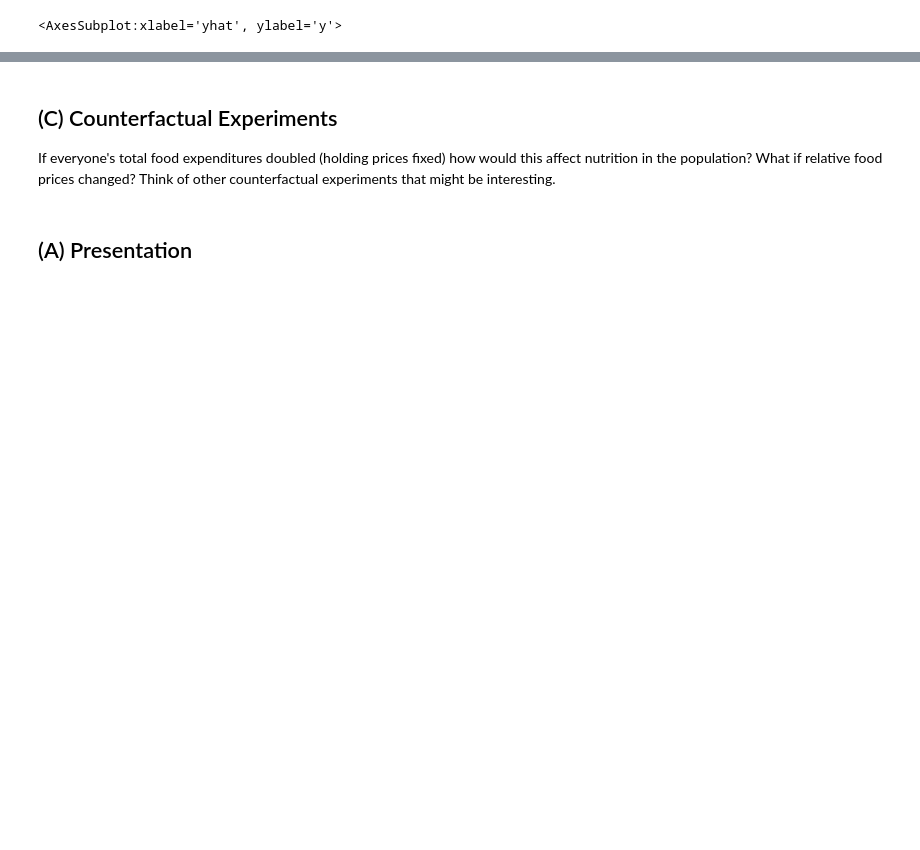
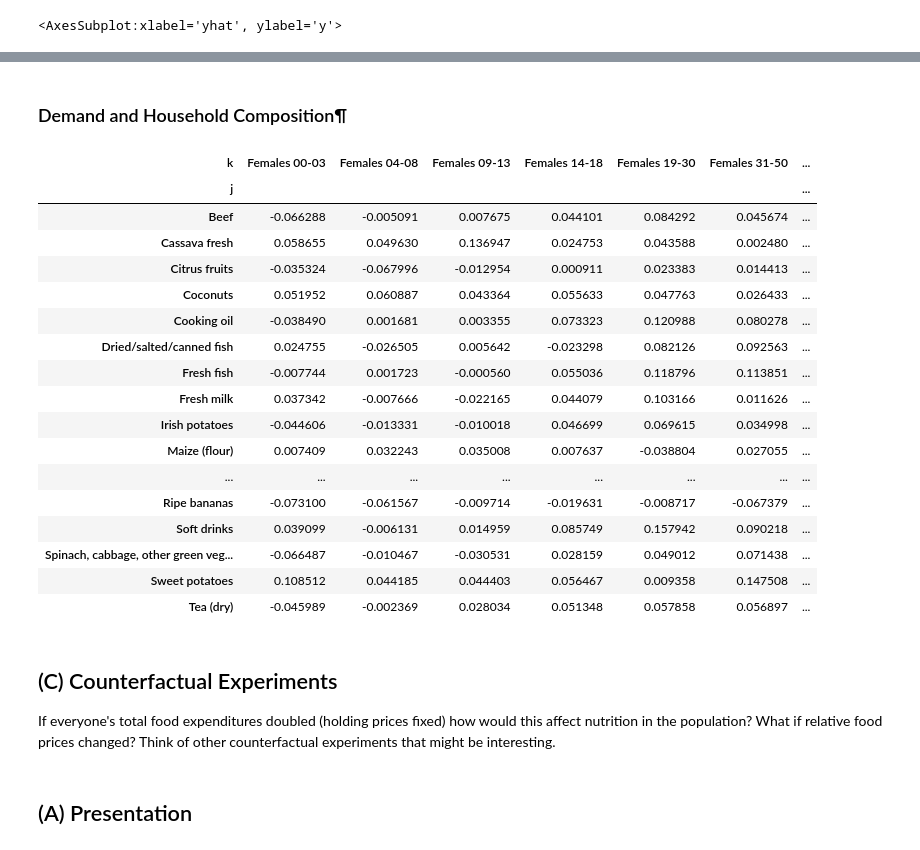
Before and after one commit to vkeroles/EEP153-SP23-Proj3, a Jupyter notebook: Team_E_food_demand.ipynb, the cells around one changed output, grey strips where cells are left out. Drawn from its saved outputs; the diff is of its cells as text; code cells hidden in the pictures; blank space fills up the shorter version.

```diff
--- a/Team_E_food_demand.ipynb
+++ b/Team_E_food_demand.ipynb
@@ -148,3 +175,26 @@ df.plot.scatter(x='yhat',y='y')
+# %% [markdown]
+### Demand and Household Composition¶
+# %%
+result.gamma
+# %% [output]
+| k | Females 00-03 | Females 04-08 | Females 09-13 | Females 14-18 | Females 19-30 | Females 31-50 | ... |
+| j |  |  |  |  |  |  | ... |
+| Beef | -0.066288 | -0.005091 | 0.007675 | 0.044101 | 0.084292 | 0.045674 | ... |
+| Cassava fresh | 0.058655 | 0.049630 | 0.136947 | 0.024753 | 0.043588 | 0.002480 | ... |
+| Citrus fruits | -0.035324 | -0.067996 | -0.012954 | 0.000911 | 0.023383 | 0.014413 | ... |
+| Coconuts | 0.051952 | 0.060887 | 0.043364 | 0.055633 | 0.047763 | 0.026433 | ... |
+| Cooking oil | -0.038490 | 0.001681 | 0.003355 | 0.073323 | 0.120988 | 0.080278 | ... |
+| Dried/salted/canned fish | 0.024755 | -0.026505 | 0.005642 | -0.023298 | 0.082126 | 0.092563 | ... |
+| Fresh fish | -0.007744 | 0.001723 | -0.000560 | 0.055036 | 0.118796 | 0.113851 | ... |
+| Fresh milk | 0.037342 | -0.007666 | -0.022165 | 0.044079 | 0.103166 | 0.011626 | ... |
+| Irish potatoes | -0.044606 | -0.013331 | -0.010018 | 0.046699 | 0.069615 | 0.034998 | ... |
+| Maize (flour) | 0.007409 | 0.032243 | 0.035008 | 0.007637 | -0.038804 | 0.027055 | ... |
+| ... | ... | ... | ... | ... | ... | ... | ... |
+| Ripe bananas | -0.073100 | -0.061567 | -0.009714 | -0.019631 | -0.008717 | -0.067379 | ... |
+| Soft drinks | 0.039099 | -0.006131 | 0.014959 | 0.085749 | 0.157942 | 0.090218 | ... |
+| Spinach, cabbage, other green veg... | -0.066487 | -0.010467 | -0.030531 | 0.028159 | 0.049012 | 0.071438 | ... |
+| Sweet potatoes | 0.108512 | 0.044185 | 0.044403 | 0.056467 | 0.009358 | 0.147508 | ... |
+| Tea (dry) | -0.045989 | -0.002369 | 0.028034 | 0.051348 | 0.057858 | 0.056897 | ... |
 # %% [markdown]
 ## (C) Counterfactual Experiments<a class="anchor" id="counterfactual"></a>
 If everyone's total food expenditures doubled (holding prices fixed)
```
Also changed, not shown: parts of 6 cells of this notebook.
